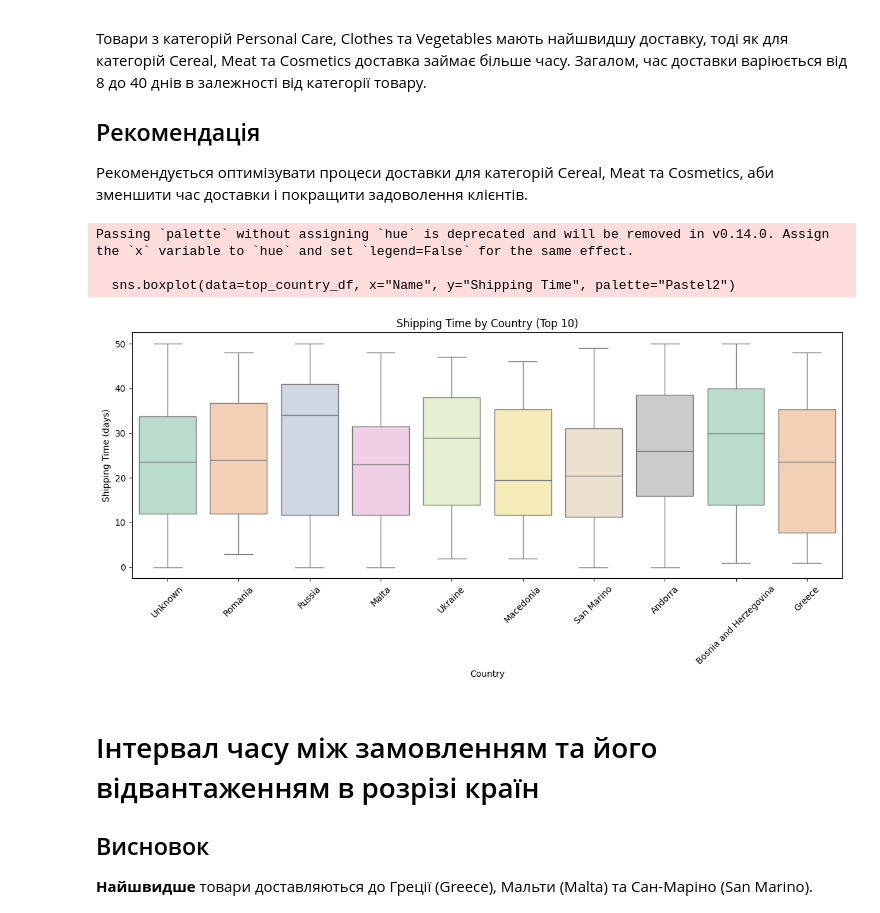
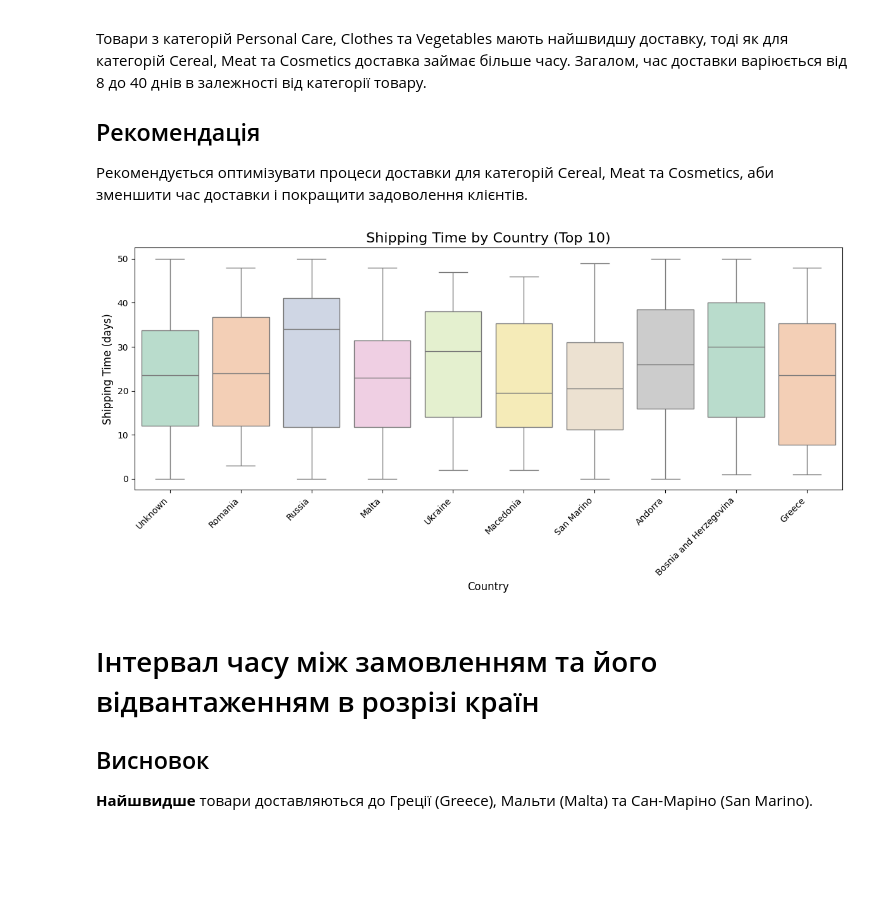
Before and after one commit to lklymchuk/Python-projects, a Jupyter notebook: Exploratory_data_analysis_for_online_store.ipynb, the cells around one changed output. Drawn from its saved outputs; the diff is of its cells as text; code cells hidden in the pictures; blank space fills up the shorter version.

```diff
--- a/Exploratory_data_analysis_for_online_store.ipynb
+++ b/Exploratory_data_analysis_for_online_store.ipynb
@@ -126,11 +126,13 @@ region        0.401606
 sub-region    0.401606
 dtype: float64
 # %%
-# Fill missed values
-df_events["Country Code"].fillna("Unknown", inplace=True)
+# Fill missing values in "Country Code" with "Unknown"
+df_events["Country Code"] = df_events["Country Code"].fillna("Unknown")
 
+# Fill missing values in "Units Sold" with rounded mean
 mean_units_sold = df_events["Units Sold"].mean()
-df_events["Units Sold"].fillna(round(mean_units_sold), inplace=True)
+df_events["Units Sold"] = df_events["Units Sold"].fillna(round(mean_units_sold))
 
+# Fix missing metadata for Antarctica in df_countries
 df_countries.loc[df_countries["alpha-3"] == "ATA", ["name", "alpha-2", "region", "sub-region"]] = \
     ["Antarctica", "AQ", "Antarctica", "Antarctica"]
@@ -644,23 +665,31 @@ Passing `palette` without assigning `hue` is deprecated and will be removed in v
 ## Рекомендація
 Рекомендується оптимізувати процеси доставки для категорій Cereal, Meat та Cosmetics, аби зменшити час доставки і покращити задоволення клієнтів.
 # %%
-# Analyze the time interval between the order and its shipment and make visualizations by Country
+# Analyze the time interval between the order and its shipment and visualize by Country
+
+# Select top 10 countries by frequency
 top_countries = final_merged_df["Name"].value_counts().head(10).index
 top_country_df = final_merged_df[final_merged_df["Name"].isin(top_countries)]
 
 plt.figure(figsize=(12, 6))
-sns.boxplot(data=top_country_df, x="Name", y="Shipping Time", palette="Pastel2")
-plt.title("Shipping Time by Country (Top 10)")
-plt.xlabel("Country")
-plt.ylabel("Shipping Time (days)")
-plt.xticks(rotation=45)
+
+sns.boxplot(
+    data=top_country_df,
+    x="Name",
+    y="Shipping Time",
+    hue="Name",             # explicitly match x with hue
+    palette="Pastel2",
+    legend=False            # hide redundant legend
+)
+
+plt.title("Shipping Time by Country (Top 10)", fontsize=16)
+plt.xlabel("Country", fontsize=12)
+plt.ylabel("Shipping Time (days)", fontsize=12)
+plt.xticks(rotation=45, ha="right")
 plt.tight_layout()
 plt.show()
 # %% [output]
-Passing `palette` without assigning `hue` is deprecated and will be removed in v0.14.0. Assign the `x` variable to `hue` and set `legend=False` for the same effect.
-
-  sns.boxplot(data=top_country_df, x="Name", y="Shipping Time", palette="Pastel2")
-[figure, old version]
+[figure, new version]
 # %% [markdown]
 # Інтервал часу між замовленням та його відвантаженням в розрізі країн
 ## Висновок
```
Also changed, not shown: parts of 11 cells of this notebook.
